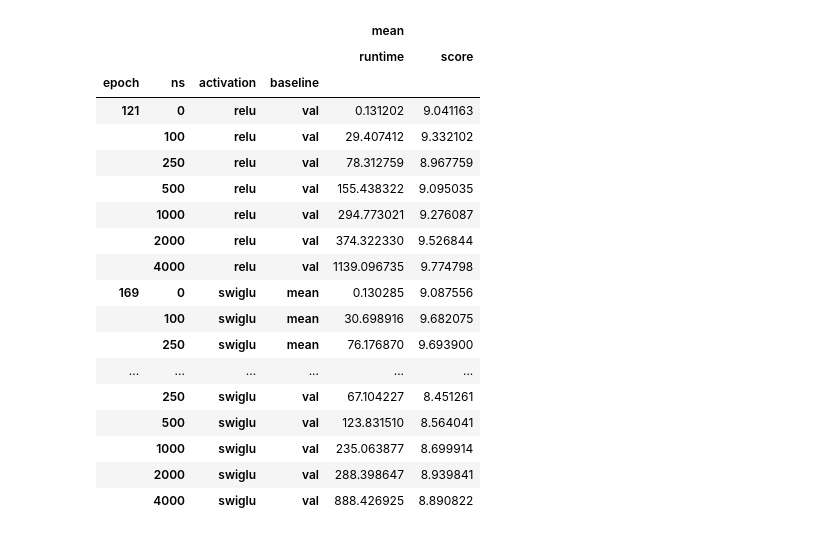
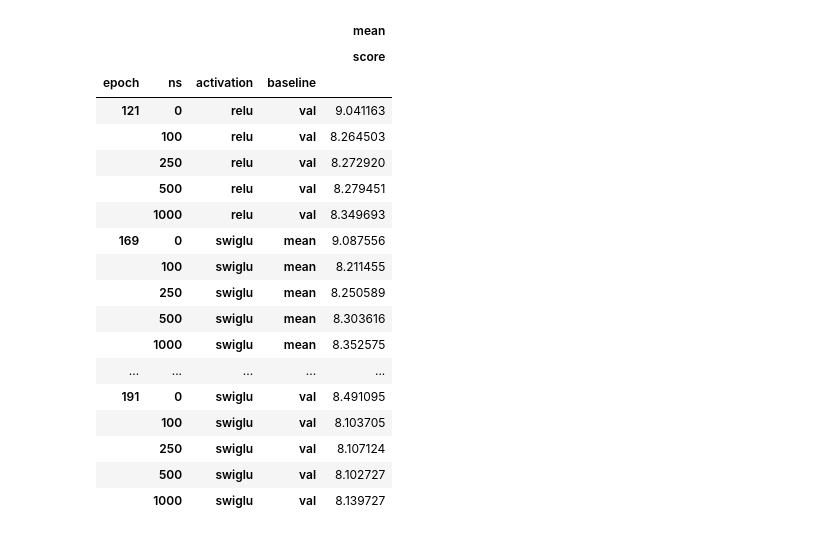
Before and after one commit to glistering96/AlphaRouter, a Jupyter notebook: notebooks/result_plot.ipynb, the cells around one changed output. Saved outputs shown, nothing was run; the diff lists cells and outputs as text; code cells hidden in the pictures.

```diff
--- a/notebooks/result_plot.ipynb
+++ b/notebooks/result_plot.ipynb
@@ -23,8 +23,13 @@ def parse_file_nm(file_nm):
     mcts_info = None
 
     components = file_nm.split("\\")
-    # print(components)
+
+    if "debug" in components:
+        components.remove("debug")
+
     method = components[2]
+
+    print(components)
 
     if 'am' in method:
         _, _, method, _, prob_type, num_probs, model_info, baseline_info, _ = components
@@ -32,8 +37,6 @@ def parse_file_nm(file_nm):
     elif 'mcts' in method:
         _, _, method, _, prob_type, num_probs, model_info, baseline_info, mcts_info, _ = components
 
-
-
     num_probs = num_probs.split("-")[0]
     num_probs = int(num_probs.split("_")[1])
     baseline_info = baseline_info.split("-")[-1]
@@ -200,7 +221,7 @@ def plot_bar_result(base_df, baseline, activation, prob_type, num_prob, plot_dev
 #     for _activation in ['relu', 'swiglu']:
 #         plot_bar_result(tsp_20, _baseline, _activation, 'tsp', 20, hue='cpuct')
 # %%
-tsp_100 = pd.concat([get_parital_result('am', 'tsp', 100), get_parital_result('mcts_v2', 'tsp', 100)])
+tsp_100 = pd.concat([get_parital_result('am', 'tsp', 100), get_parital_result('mcts', 'tsp', 100)])
 tsp_100.sort_values(by=['score'])
 # %% [output]
 |  | baseline | epoch | score | runtime | score_std | activation | train_score | cpuct | ns |
@@ -223,22 +244,22 @@ tsp_100.sort_values(by=['score'])
 # %%
-tsp_100.pivot_table(index=['epoch', 'ns', 'activation', 'baseline'], values=['score', 'r'], aggfunc=[np.mean, np.std])
+tsp_100.pivot_table(index=['epoch', 'ns', 'activation', 'baseline'], values=['score',], aggfunc=[np.mean, np.std])
 # %% [output]
-|  |  |  |  | mean |  |
-|  |  |  |  | runtime | score |
-| epoch | ns | activation | baseline |  |  |
-| 121 | 0 | relu | val | 0.131202 | 9.041163 |
-|  | 100 | relu | val | 29.407412 | 9.332102 |
-|  | 250 | relu | val | 78.312759 | 8.967759 |
-|  | 500 | relu | val | 155.438322 | 9.095035 |
-|  | 1000 | relu | val | 294.773021 | 9.276087 |
-|  | 2000 | relu | val | 374.322330 | 9.526844 |
-|  | 4000 | relu | val | 1139.096735 | 9.774798 |
-| 169 | 0 | swiglu | mean | 0.130285 | 9.087556 |
-|  | 100 | swiglu | mean | 30.698916 | 9.682075 |
-|  | 250 | swiglu | mean | 76.176870 | 9.693900 |
-| ... | ... | ... | ... | ... | ... |
-|  | 250 | swiglu | val | 67.104227 | 8.451261 |
-|  | 500 | swiglu | val | 123.831510 | 8.564041 |
-|  | 1000 | swiglu | val | 235.063877 | 8.699914 |
-|  | 2000 | swiglu | val | 288.398647 | 8.939841 |
-|  | 4000 | swiglu | val | 888.426925 | 8.890822 |
+|  |  |  |  | mean |
+|  |  |  |  | score |
+| epoch | ns | activation | baseline |  |
+| 121 | 0 | relu | val | 9.041163 |
+|  | 100 | relu | val | 8.264503 |
+|  | 250 | relu | val | 8.272920 |
+|  | 500 | relu | val | 8.279451 |
+|  | 1000 | relu | val | 8.349693 |
+| 169 | 0 | swiglu | mean | 9.087556 |
+|  | 100 | swiglu | mean | 8.211455 |
+|  | 250 | swiglu | mean | 8.250589 |
+|  | 500 | swiglu | mean | 8.303616 |
+|  | 1000 | swiglu | mean | 8.352575 |
+| ... | ... | ... | ... | ... |
+| 191 | 0 | swiglu | val | 8.491095 |
+|  | 100 | swiglu | val | 8.103705 |
+|  | 250 | swiglu | val | 8.107124 |
+|  | 500 | swiglu | val | 8.102727 |
+|  | 1000 | swiglu | val | 8.139727 |
```
Also changed, not shown: parts of 5 cells of this notebook, 2 other files.
